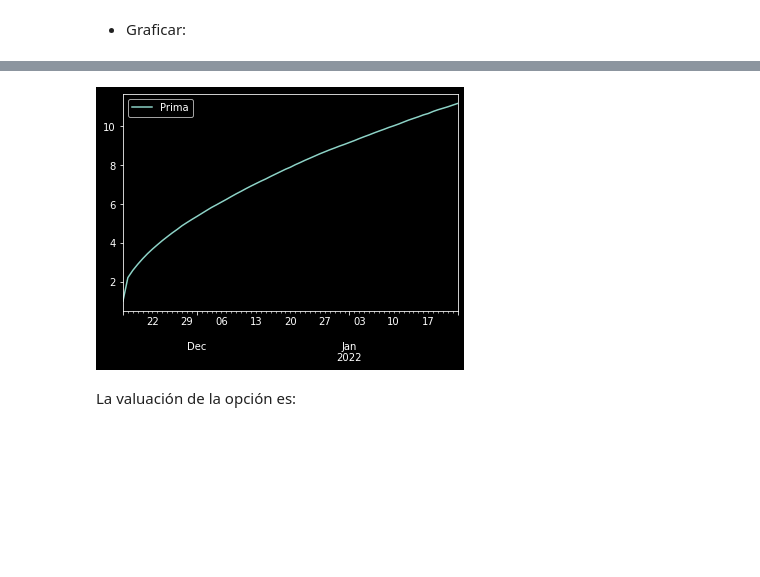
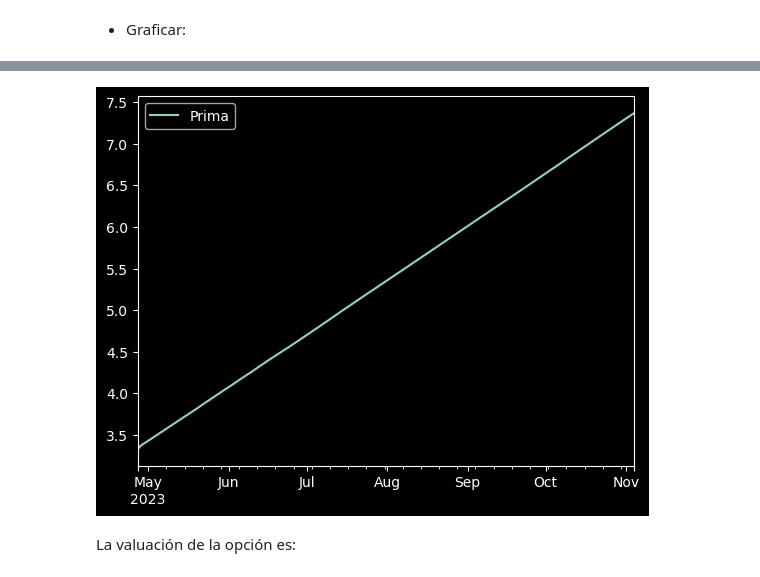
Before and after one commit to adrianhb01/SPF-2023-I, a Jupyter notebook: TEMA-3/Clase22_ValuacionOpciones.ipynb, the cells around one changed output, grey strips where cells are left out. Saved outputs shown, nothing was run; the diff lists cells and outputs as text; code cells hidden in the pictures; blank space fills up the shorter version.

```diff
--- a/TEMA-3/Clase22_ValuacionOpciones.ipynb
+++ b/TEMA-3/Clase22_ValuacionOpciones.ipynb
@@ -520,7 +530,7 @@ r = 0.0017/360 # Tasa diaria
 from datetime import date
 
 today = pd.Timestamp(date.today())
-expiry = pd.to_datetime('2022-02-18')
+expiry = pd.to_datetime(expiry)
 
 nscen = 10
 dates = pd.date_range(start=today, end = expiry, freq='B')
@@ -602,3 +604,4 @@ opcion_valuar['JSON']
-# %%
-sigma = 0.27719839019775383/np.sqrt(252)
-sigma
+# %%
+# 252 días de negociación en un año
+sigma = sigma/np.sqrt(252)
+sigma
@@ -605,15 +610,16 @@ sigma
 # %%
 from datetime import date
 Hoy = date.today()
-K = 150  # strike price
+K = K  # strike price
 nscen = 100000
-dates = pd.date_range(start= Hoy, periods = ndays)
+dates = pd.date_range(start= Hoy, end=expiry, freq='B')
 ndays = len(dates)
 S0 = closes_aapl.iloc[-1,0]  # Condición inicial del precio a simular
 
 sim_ret = pd.DataFrame(sigma*np.random.randn(ndays,nscen)+r,index=dates)
 sim_closes = S0*np.exp(sim_ret.cumsum())
-#strike = pd.DataFrame({'Strike':K*np.ones(ndays)}, index=dates)
+
+# strike = pd.DataFrame({'Strike':K*np.ones(ndays)}, index=dates)
 #simul = pd.concat([closes_aapl.T,strike.T,sim_closes.T]).T
 #simul.plot(figsize=(8,6),legend=False);
 sim_closes
@@ -651,10 +657,10 @@ sim_closes
 # %%
-strike = 150
+strike = K
 call = pd.DataFrame({'Prima':np.exp(-r*ndays) \
               *np.fmax(sim_closes-strike, 0).mean(axis=1)}, index=dates)
 call.plot();
 # %% [output]
-[figure, old version]
+[figure, new version]
 # %% [markdown]
 La valuación de la opción es:
 # %%
```
Also changed, not shown: parts of 43 cells of this notebook, 2 other files.
